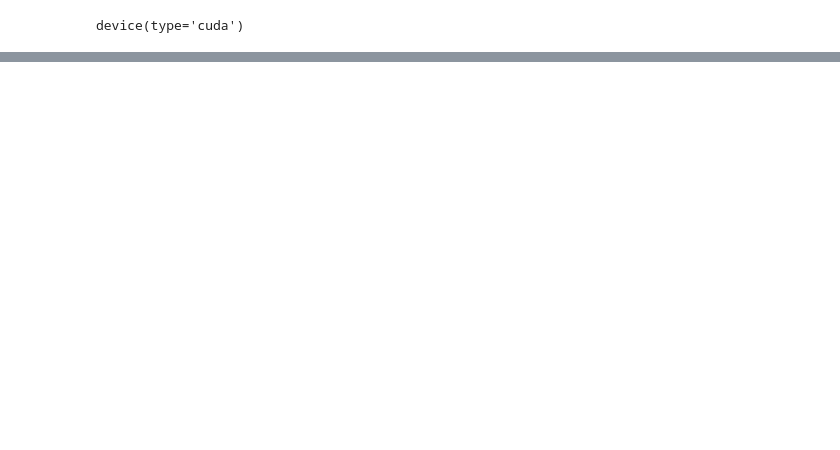
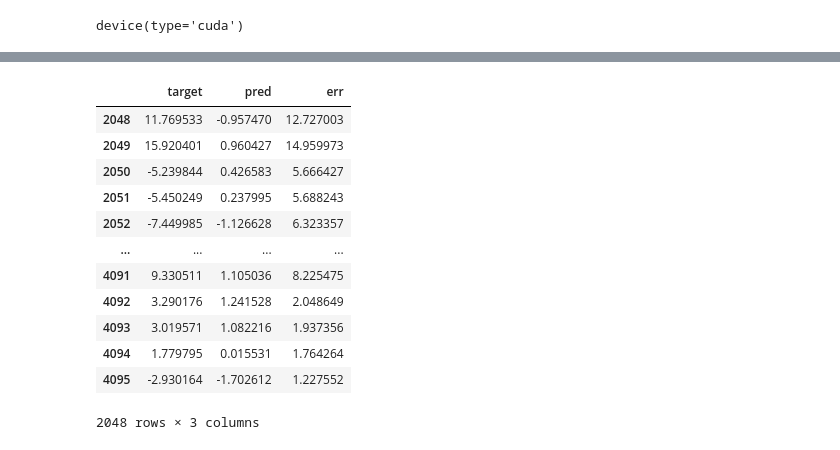
Before and after one commit to bootcamp6th-dl/optiver, a Jupyter notebook: sajacaros/03_ENHANCED/02_feature_engineering.ipynb, the cells around one changed output, grey strips where cells are left out. Drawn from its saved outputs; the diff is of its cells as text; code cells hidden in the pictures; blank space fills up the shorter version.

```diff
--- a/sajacaros/03_ENHANCED/02_feature_engineering.ipynb
+++ b/sajacaros/03_ENHANCED/02_feature_engineering.ipynb
@@ -573,0 +655,32 @@ plt.ylim(res.pred.min()*1.5,res.pred.max()*1.5)
+# %%
+def zero_sum(prices, volumes):
+    std_error = np.sqrt(volumes)
+    step = np.sum(prices) / np.sum(std_error)
+    out = prices - std_error * step
+    return out
+# %%
+iter_ = iter(valid_loader)
+next(iter_)
+X_, y_ = next(iter_)
+pred = predict(X_.to(device), dnn_model)
+pred = zero_sum(pred, df.iloc[2048:2048*2]['bid_size'] + df.iloc[2048:2048*2]['ask_size'])
+res = pd.DataFrame({
+    "target":y_.flatten().cpu(),
+    "pred":pred
+})
+res["err"] = np.abs(res["target"] - res["pred"])
+res
+# %% [output]
+|  | target | pred | err |
+| 2048 | 11.769533 | -0.957470 | 12.727003 |
+| 2049 | 15.920401 | 0.960427 | 14.959973 |
+| 2050 | -5.239844 | 0.426583 | 5.666427 |
+| 2051 | -5.450249 | 0.237995 | 5.688243 |
+| 2052 | -7.449985 | -1.126628 | 6.323357 |
+| ... | ... | ... | ... |
+| 4091 | 9.330511 | 1.105036 | 8.225475 |
+| 4092 | 3.290176 | 1.241528 | 2.048649 |
+| 4093 | 3.019571 | 1.082216 | 1.937356 |
+| 4094 | 1.779795 | 0.015531 | 1.764264 |
+| 4095 | -2.930164 | -1.702612 | 1.227552 |
+2048 rows × 3 columns
```
Also changed, not shown: parts of 38 cells of this notebook, 1 other file.
